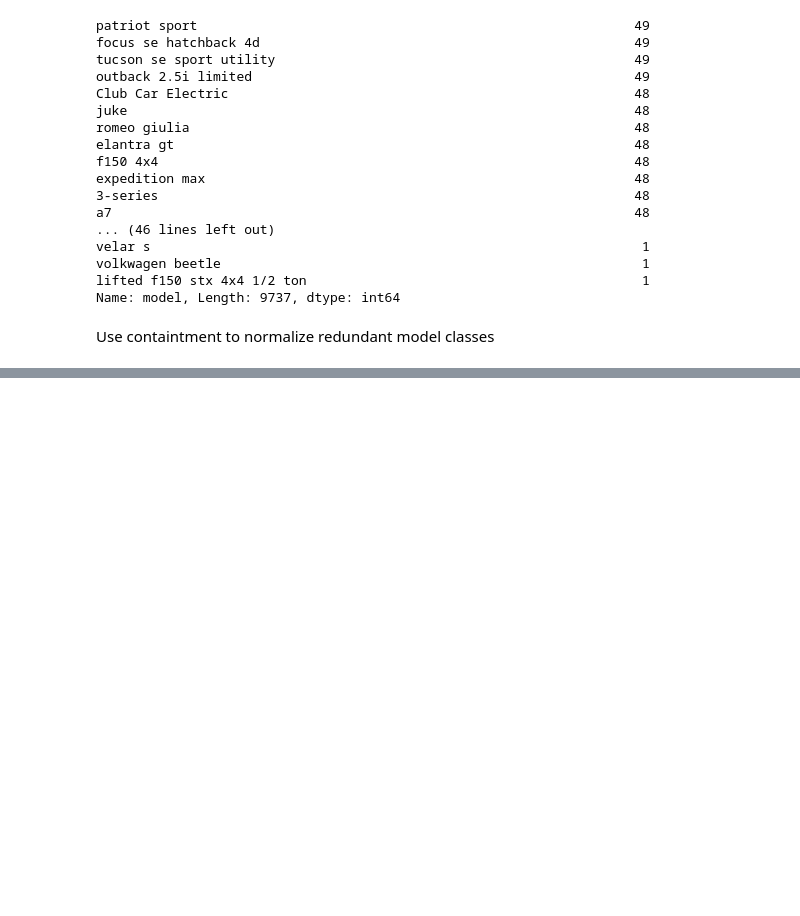
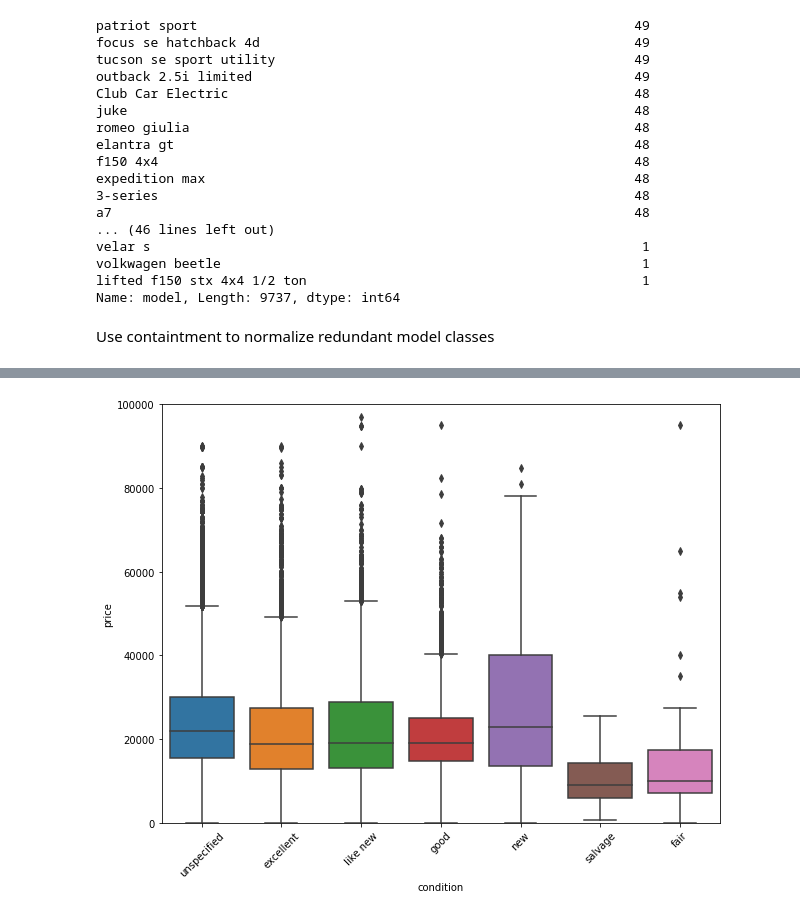
Before and after one commit to dericatienza/udacity-mlnd-capstone-project, a Jupyter notebook: data_exploration.ipynb, the cells around one changed output, grey strips where cells are left out. Cells and saved outputs as stored; diff of their text form; code cells hidden in the pictures; blank space fills up the shorter version.

```diff
--- a/data_exploration.ipynb
+++ b/data_exploration.ipynb
@@ -246,0 +321,7 @@ clean_df.to_csv(os.path.join(data_dir, 'vehicles_clean.csv'), index=False)
+# %%
+condition_df = trimmed_df.copy()
+condition_df['condition'].fillna('unspecified', inplace=True)
+
+plot_correlation(condition_df, 'condition', fig_size=(10, 7.7))
+# %% [output]
+[figure, added]
```
Also changed, not shown: parts of 29 cells of this notebook.
